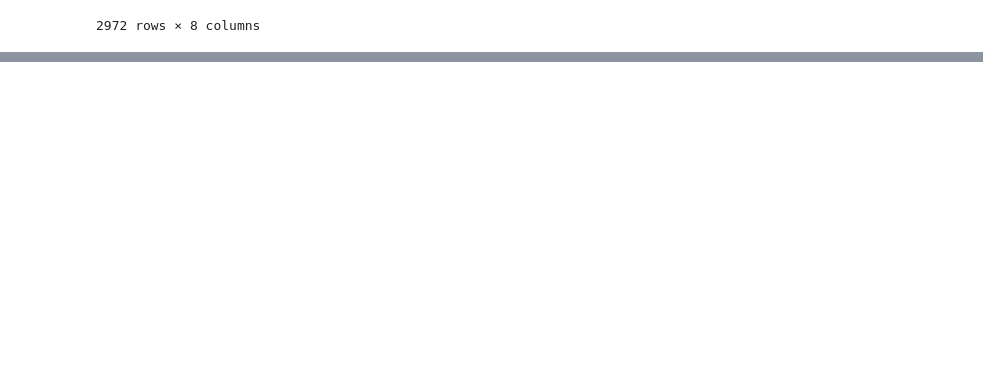
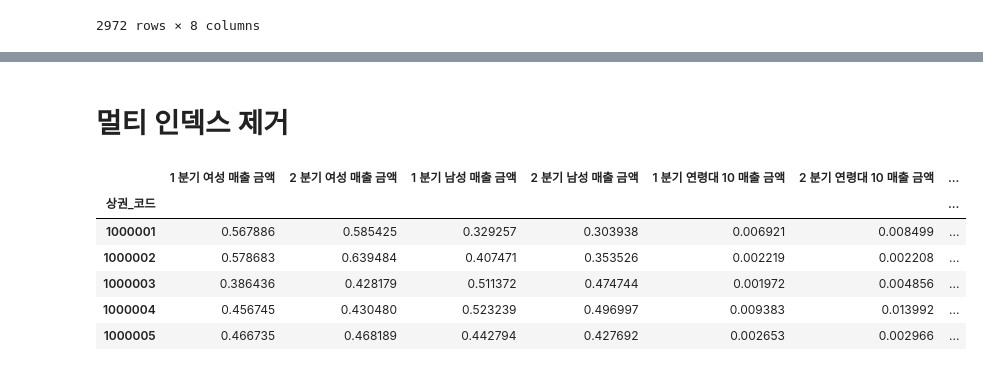
Before and after one commit to unknown-jun/seoul_data_contest, a Jupyter notebook: 서울시 우리마을가게 상권분석서비스 테이블화.ipynb, the cells around one changed output, grey strips where cells are left out. Cells and saved outputs as stored; diff of their text form; code cells hidden in the pictures; blank space fills up the shorter version.

```diff
--- a/서울시 우리마을가게 상권분석서비스 테이블화.ipynb
+++ b/서울시 우리마을가게 상권분석서비스 테이블화.ipynb
@@ -194,8 +220,9 @@ new_table.head()
 | 1000003 | 1 | 0.386436 | 0.511372 | 0.001972 | 0.216906 | 0.291503 | 0.159254 | 0.132897 | ... |
 # %%
 # 연령대별 총매출 비율
-total_categoiesy_revenue = store.groupby(['상권_코드', '기준_분기_코드', '서비스_업종_코드_명'])['분기당_매출_금액'].sum().to_frame()
+total_categoiesy_revenue = store.groupby(['상권_코드', '기준_분기_코드', '서비스_업종_코드_명'])['분기당_매출_금액'].sum()
 quarter_ratio_revenue = store.groupby(['상권_코드','기준_분기_코드'])['분기당_매출_금액'].sum()
-tmp_df = (total_categoiesy_revenue / quarter_ratio_revenue).to_frame()
-tmp_df.head()
+tmp_df = (total_categoiesy_revenue / quarter_ratio_revenue).unstack(level=-1)
+new_table = pd.merge(new_table, tmp_df, right_index=True, left_index=True)
+new_table
 # %% [output]
@@ -202,0 +243,6 @@ ValueError: cannot join with no overlapping index names
+# %%
+# 분기별 총매출 추가
+quart_revenue = store.groupby(['상권_코드'])['분기당_매출_금액'].sum()
+quart_revenue.name = '분기당 매출 금액'
+new_table = pd.merge(new_table, quart_revenue, right_index=True, left_index=True)
+new_table
@@ -202,0 +264,15 @@ ValueError: cannot join with no overlapping index names
+# %% [markdown]
+# 멀티 인덱스 제거
+# %%
+new_table = new_table.fillna(0)
+new_table = new_table.unstack()
+new_table.columns = [str(j) +  ' 분기 ' + str(i) for i, j in new_table.columns]
+new_table.head()
+# %% [output]
+|  | 1 분기 여성 매출 금액 | 2 분기 여성 매출 금액 | 1 분기 남성 매출 금액 | 2 분기 남성 매출 금액 | 1 분기 연령대 10 매출 금액 | 2 분기 연령대 10 매출 금액 | ... |
+| 상권_코드 |  |  |  |  |  |  | ... |
+| 1000001 | 0.567886 | 0.585425 | 0.329257 | 0.303938 | 0.006921 | 0.008499 | ... |
+| 1000002 | 0.578683 | 0.639484 | 0.407471 | 0.353526 | 0.002219 | 0.002208 | ... |
+| 1000003 | 0.386436 | 0.428179 | 0.511372 | 0.474744 | 0.001972 | 0.004856 | ... |
+| 1000004 | 0.456745 | 0.430480 | 0.523239 | 0.496997 | 0.009383 | 0.013992 | ... |
+| 1000005 | 0.466735 | 0.468189 | 0.442794 | 0.427692 | 0.002653 | 0.002966 | ... |
```
Also changed, not shown: parts of 7 cells of this notebook.
